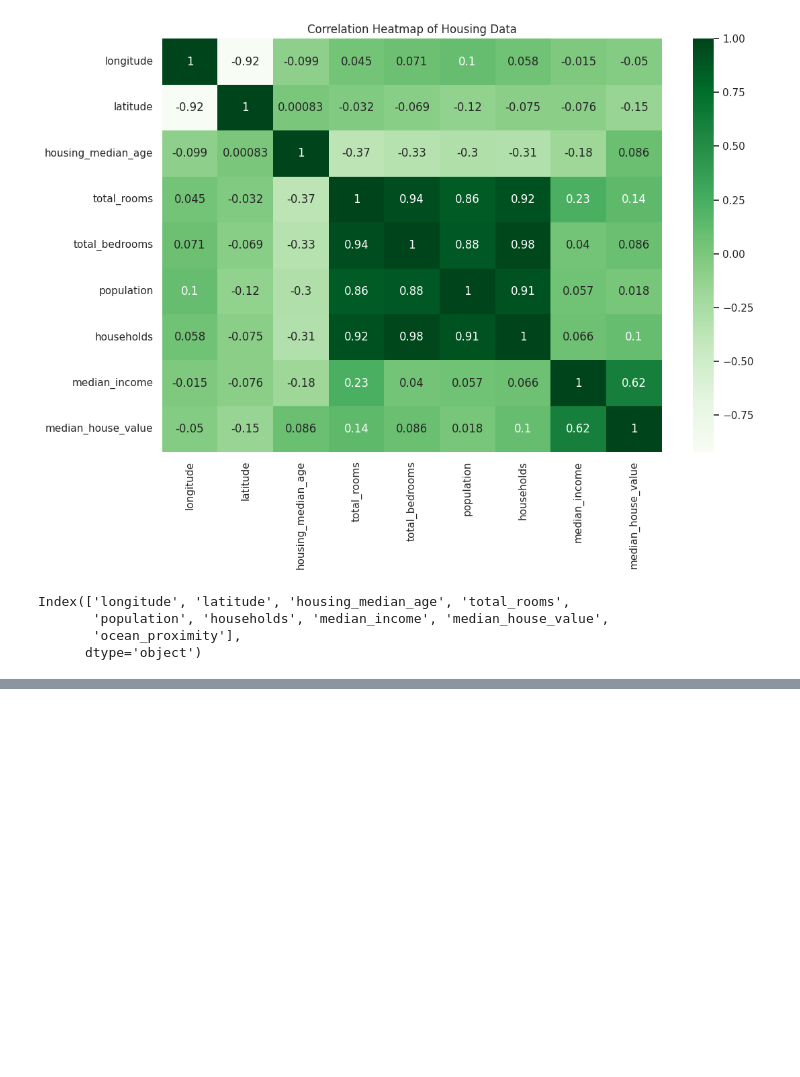
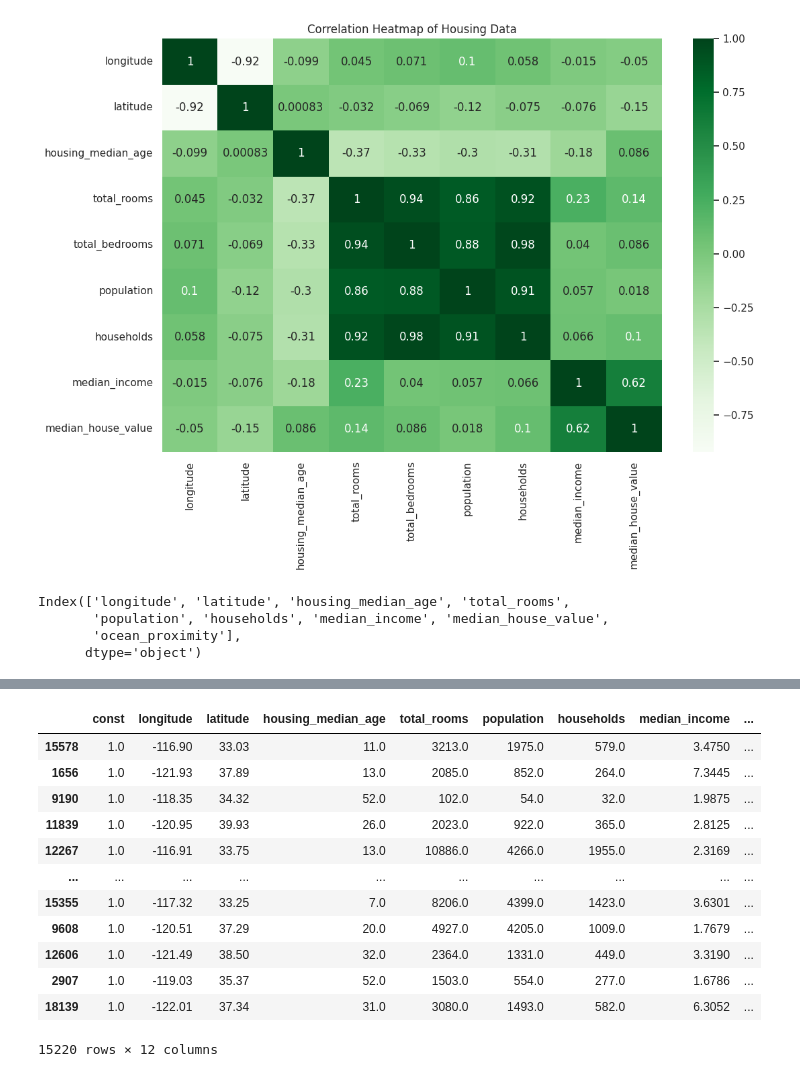
Before and after one commit to MathalinAK/machinelearning, a Jupyter notebook: mltask2.ipynb, the cells around one changed output, grey strips where cells are left out. Drawn from its saved outputs; the diff is of its cells as text; code cells hidden in the pictures; blank space fills up the shorter version.

```diff
--- a/mltask2.ipynb
+++ b/mltask2.ipynb
@@ -240,0 +249,4 @@ Index(['longitude', 'latitude', 'housing_median_age', 'total_rooms',
+# %%
+ocean_proximity_dummies = pd.get_dummies(data['ocean_proximity'], prefix='ocean_proximity').astype(int)# the get_dummies() function converts categorical variables into dummy like one-hot encoding(like 0,1.true or false )
+data = pd.concat([data.drop("ocean_proximity", axis =1), ocean_proximity_dummies], axis=1)
+ocean_proximity_dummies
@@ -240,0 +301,20 @@ Index(['longitude', 'latitude', 'housing_median_age', 'total_rooms',
+# %%
+# Define your features (independent variables) and target (dependent variable)
+features = ['longitude', 'latitude', 'housing_median_age', 'total_rooms',
+       'population', 'households', 'median_income',
+       'ocean_proximity_<1H OCEAN', 'ocean_proximity_INLAND',
+       'ocean_proximity_NEAR BAY', 'ocean_proximity_NEAR OCEAN']
+target = ["median_house_value"]
+
+X = data[features]
+y = data[target]
+
+
+# Split the data into a training set and a testing set
+# test_size specifies the proportion of the data to be included in the test split
+# random_state ensures reproducibility of your split
+X_train, X_test, y_train, y_test = train_test_split(X, y, test_size=0.2, random_state=1111)
+
+# Check the size of the splits
+print(f'Training set size: {X_train.shape[0]} samples')
+print(f'Test set size: {X_test.shape[0]} samples')
@@ -240,0 +342,18 @@ Index(['longitude', 'latitude', 'housing_median_age', 'total_rooms',
+# %%
+# Adding a constant to the predictors because statsmodels' OLS doesn't include it by default
+X_train_const = sm.add_constant(X_train)
+X_train_const
+# %% [output]
+|  | const | longitude | latitude | housing_median_age | total_rooms | population | households | median_income | ... |
+| 15578 | 1.0 | -116.90 | 33.03 | 11.0 | 3213.0 | 1975.0 | 579.0 | 3.4750 | ... |
+| 1656 | 1.0 | -121.93 | 37.89 | 13.0 | 2085.0 | 852.0 | 264.0 | 7.3445 | ... |
+| 9190 | 1.0 | -118.35 | 34.32 | 52.0 | 102.0 | 54.0 | 32.0 | 1.9875 | ... |
+| 11839 | 1.0 | -120.95 | 39.93 | 26.0 | 2023.0 | 922.0 | 365.0 | 2.8125 | ... |
+| 12267 | 1.0 | -116.91 | 33.75 | 13.0 | 10886.0 | 4266.0 | 1955.0 | 2.3169 | ... |
+| ... | ... | ... | ... | ... | ... | ... | ... | ... | ... |
+| 15355 | 1.0 | -117.32 | 33.25 | 7.0 | 8206.0 | 4399.0 | 1423.0 | 3.6301 | ... |
+| 9608 | 1.0 | -120.51 | 37.29 | 20.0 | 4927.0 | 4205.0 | 1009.0 | 1.7679 | ... |
+| 12606 | 1.0 | -121.49 | 38.50 | 32.0 | 2364.0 | 1331.0 | 449.0 | 3.3190 | ... |
+| 2907 | 1.0 | -119.03 | 35.37 | 52.0 | 1503.0 | 554.0 | 277.0 | 1.6786 | ... |
+| 18139 | 1.0 | -122.01 | 37.34 | 31.0 | 3080.0 | 1493.0 | 582.0 | 6.3052 | ... |
+15220 rows × 12 columns
```
Also changed, not shown: parts of 18 cells of this notebook.
